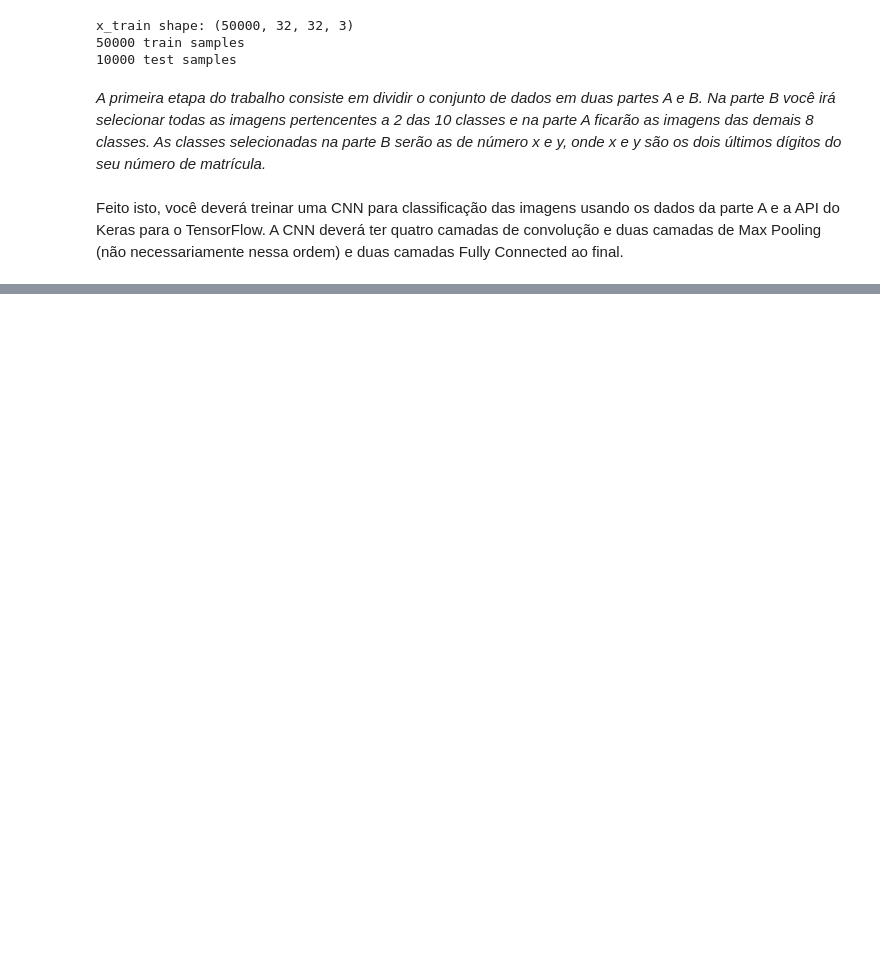
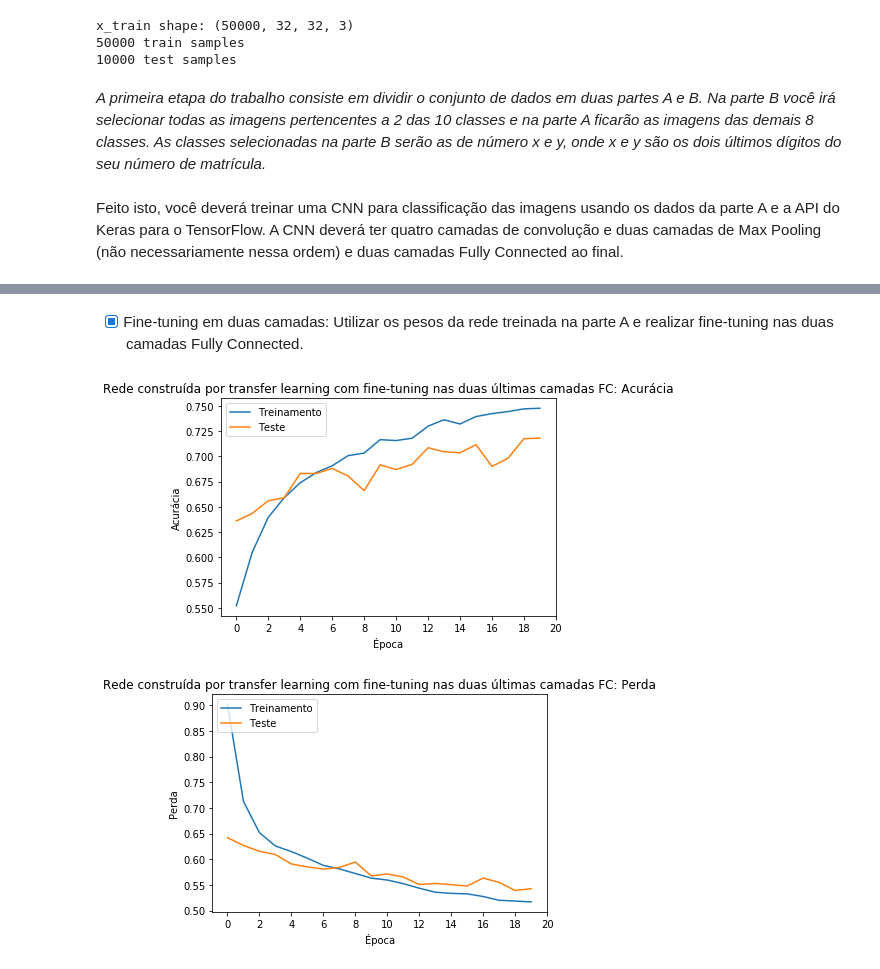
Before and after one commit to marscos/transfer_learning, a Jupyter notebook: TP2.ipynb, the cells around one changed output, grey strips where cells are left out. Drawn from its saved outputs; the diff is of its cells as text; code cells hidden in the pictures; blank space fills up the shorter version.

```diff
--- a/TP2.ipynb
+++ b/TP2.ipynb
@@ -159,0 +212,19 @@ Epoch 20/20
+# %% [markdown]
+- [x] Fine-tuning em duas camadas: Utilizar os pesos da rede treinada na parte A e realizar fine-tuning nas duas camadas Fully Connected.
+# %%
+modelB3 = Sequential()
+for layer in modelA.layers[:-3]: # Excluir ultimas duas fully connected e dropout
+  modelB3.add(layer)
+for layer in modelB3.layers:
+  layer.trainable = False
+modelB3.add(Dense(256, activation='relu'))
+modelB3.add(Dropout(0.5))
+modelB3.add(Dense(2, activation='softmax'))
+
+opt = rmsprop(lr=1e-5, decay=1e-6)
+modelB3.compile(loss='categorical_crossentropy', optimizer=opt, metrics=['accuracy'])
+history_B3 = modelB3.fit(x_train[B_train], y_train[B_train][:,[2,4]], epochs=20, validation_data=(x_test[B_test], y_test[B_test][:,[2,4]]), verbose=0)
+plot_history(history_B3, "Rede construída por transfer learning com fine-tuning nas duas últimas camadas FC")
+# %% [output]
+[figure, added]
+[figure, added]
```
Also changed, not shown: parts of 11 cells of this notebook.
